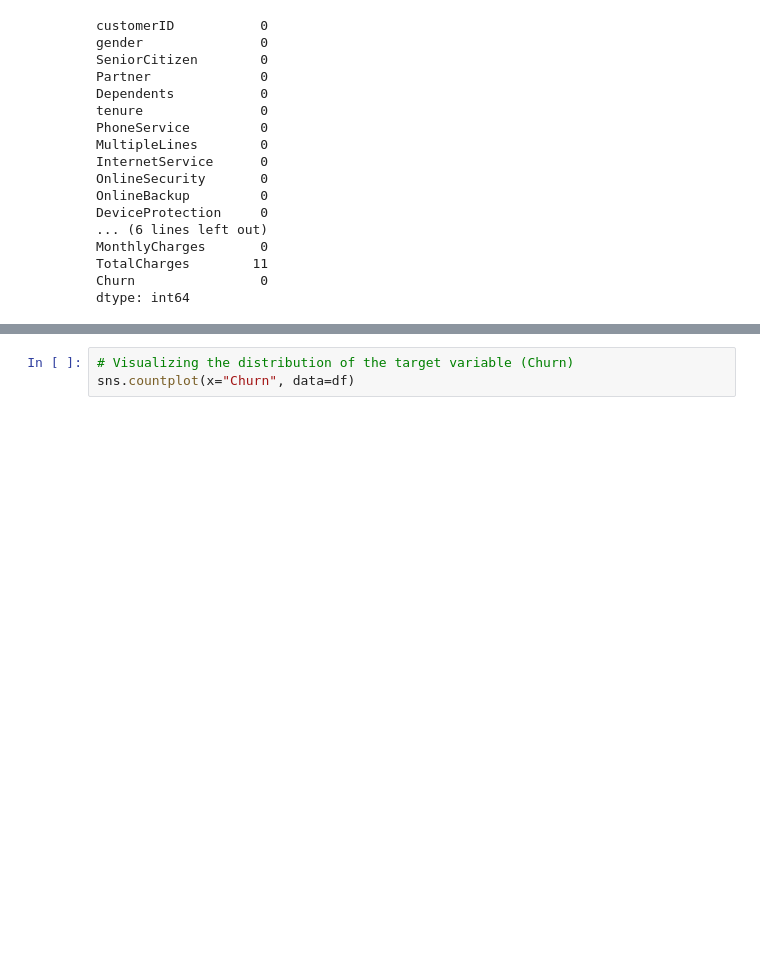
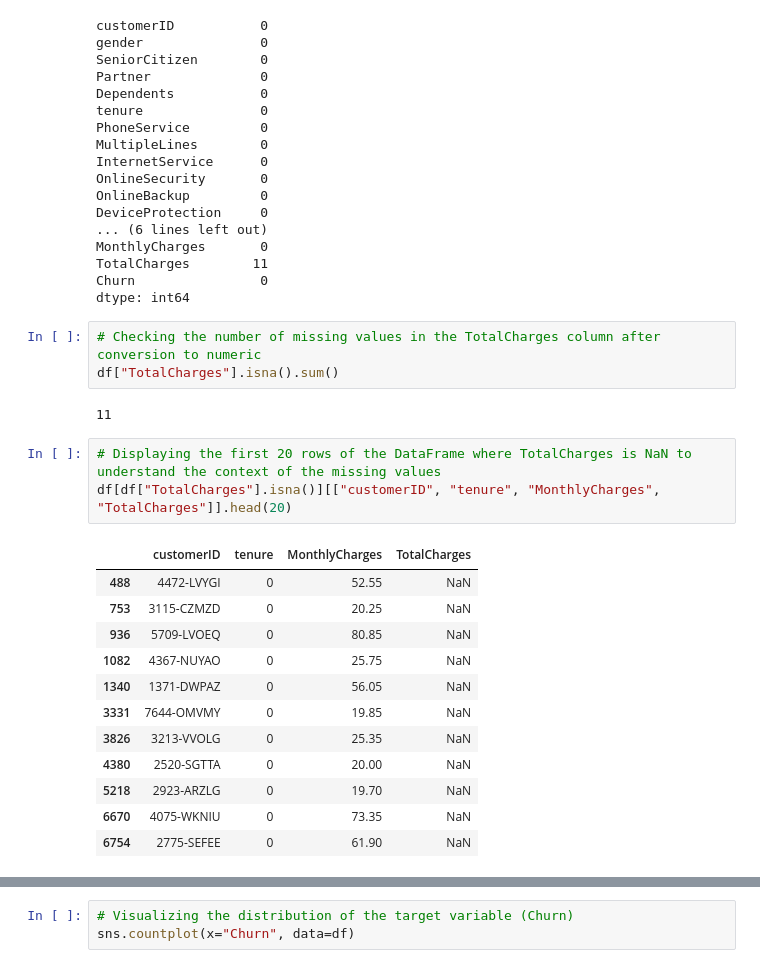
Before and after one commit to crisemy/OwnDataAnalysisProjects, a Jupyter notebook: TelcoCustomerChurn/TelcoCustomerChurn.ipynb, the cells around one changed output, grey strips where cells are left out. Drawn from its saved outputs; the diff is of its cells as text; blank space fills up the shorter version.

```diff
--- a/TelcoCustomerChurn/TelcoCustomerChurn.ipynb
+++ b/TelcoCustomerChurn/TelcoCustomerChurn.ipynb
@@ -164,3 +166,24 @@ MonthlyCharges       0
 TotalCharges        11
 Churn                0
 dtype: int64
+# %%
+# Checking the number of missing values in the TotalCharges column after conversion to numeric
+df["TotalCharges"].isna().sum()
+# %% [output]
+11
+# %%
+# Displaying the first 20 rows of the DataFrame where TotalCharges is NaN to understand the context of the missing values
+df[df["TotalCharges"].isna()][["customerID", "tenure", "MonthlyCharges", "TotalCharges"]].head(20)
+# %% [output]
+|  | customerID | tenure | MonthlyCharges | TotalCharges |
+| 488 | 4472-LVYGI | 0 | 52.55 | NaN |
+| 753 | 3115-CZMZD | 0 | 20.25 | NaN |
+| 936 | 5709-LVOEQ | 0 | 80.85 | NaN |
+| 1082 | 4367-NUYAO | 0 | 25.75 | NaN |
+| 1340 | 1371-DWPAZ | 0 | 56.05 | NaN |
+| 3331 | 7644-OMVMY | 0 | 19.85 | NaN |
+| 3826 | 3213-VVOLG | 0 | 25.35 | NaN |
+| 4380 | 2520-SGTTA | 0 | 20.00 | NaN |
+| 5218 | 2923-ARZLG | 0 | 19.70 | NaN |
+| 6670 | 4075-WKNIU | 0 | 73.35 | NaN |
+| 6754 | 2775-SEFEE | 0 | 61.90 | NaN |
```
Also changed, not shown: parts of 11 cells of this notebook, 1 other file.
